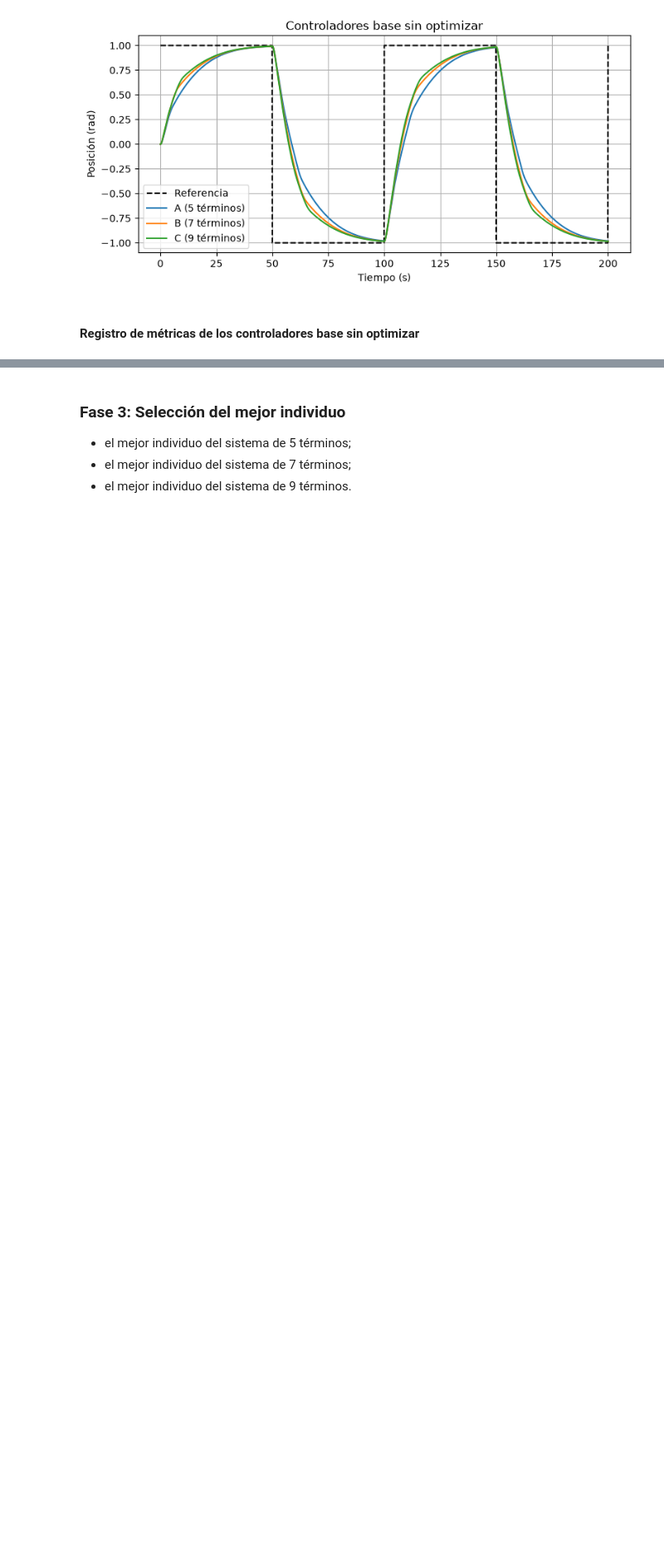
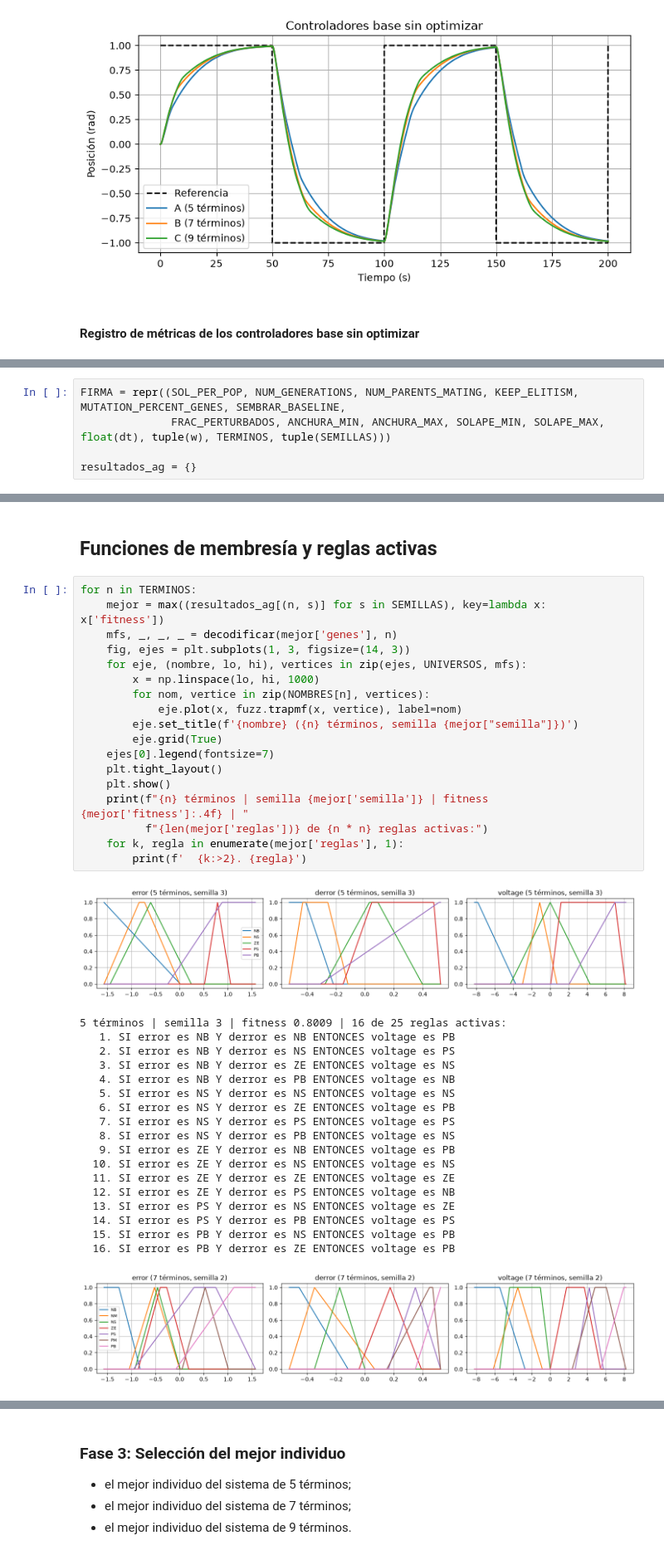
Before and after one commit to jesshdzz/computacion-flexible, a Jupyter notebook: examen2_AG.ipynb, the cells around one changed output, grey strips where cells are left out. Shown at 83% size. Saved outputs shown, nothing was run; the diff lists cells and outputs as text; blank space fills up the shorter version.

```diff
--- a/examen2_AG.ipynb
+++ b/examen2_AG.ipynb
@@ -229,0 +495,5 @@ Inferencia (ms)             8.2703         20.0711         39.5604
+# %%
+FIRMA = repr((SOL_PER_POP, NUM_GENERATIONS, NUM_PARENTS_MATING, KEEP_ELITISM, MUTATION_PERCENT_GENES, SEMBRAR_BASELINE,
+              FRAC_PERTURBADOS, ANCHURA_MIN, ANCHURA_MAX, SOLAPE_MIN, SOLAPE_MAX, float(dt), tuple(w), TERMINOS, tuple(SEMILLAS)))
+
+resultados_ag = {}
@@ -229,0 +639,40 @@ Inferencia (ms)             8.2703         20.0711         39.5604
+# %% [markdown]
+## Funciones de membresía y reglas activas
+# %%
+for n in TERMINOS:
+    mejor = max((resultados_ag[(n, s)] for s in SEMILLAS), key=lambda x: x['fitness'])
+    mfs, _, _, _ = decodificar(mejor['genes'], n)
+    fig, ejes = plt.subplots(1, 3, figsize=(14, 3))
+    for eje, (nombre, lo, hi), vertices in zip(ejes, UNIVERSOS, mfs):
+        x = np.linspace(lo, hi, 1000)
+        for nom, vertice in zip(NOMBRES[n], vertices):
+            eje.plot(x, fuzz.trapmf(x, vertice), label=nom)
+        eje.set_title(f'{nombre} ({n} términos, semilla {mejor["semilla"]})')
+        eje.grid(True)
+    ejes[0].legend(fontsize=7)
+    plt.tight_layout()
+    plt.show()
+    print(f"{n} términos | semilla {mejor['semilla']} | fitness {mejor['fitness']:.4f} | "
+          f"{len(mejor['reglas'])} de {n * n} reglas activas:")
+    for k, regla in enumerate(mejor['reglas'], 1):
+        print(f'  {k:>2}. {regla}')
+# %% [output]
+[figure, added]
+5 términos | semilla 3 | fitness 0.8009 | 16 de 25 reglas activas:
+   1. SI error es NB Y derror es NB ENTONCES voltage es PB
+   2. SI error es NB Y derror es NS ENTONCES voltage es PS
+   3. SI error es NB Y derror es ZE ENTONCES voltage es NS
+   4. SI error es NB Y derror es PB ENTONCES voltage es NB
+   5. SI error es NS Y derror es NS ENTONCES voltage es NS
+   6. SI error es NS Y derror es ZE ENTONCES voltage es PB
+   7. SI error es NS Y derror es PS ENTONCES voltage es PS
+   8. SI error es NS Y derror es PB ENTONCES voltage es NS
+   9. SI error es ZE Y derror es NB ENTONCES voltage es PB
+  10. SI error es ZE Y derror es NS ENTONCES voltage es NS
+  11. SI error es ZE Y derror es ZE ENTONCES voltage es ZE
+  12. SI error es ZE Y derror es PS ENTONCES voltage es NB
+  13. SI error es PS Y derror es NS ENTONCES voltage es ZE
+  14. SI error es PS Y derror es PB ENTONCES voltage es PS
+  15. SI error es PB Y derror es NS ENTONCES voltage es PB
+  16. SI error es PB Y derror es ZE ENTONCES voltage es PB
+[figure, added]
```
Also changed, not shown: parts of 26 cells of this notebook, 1 other file.
